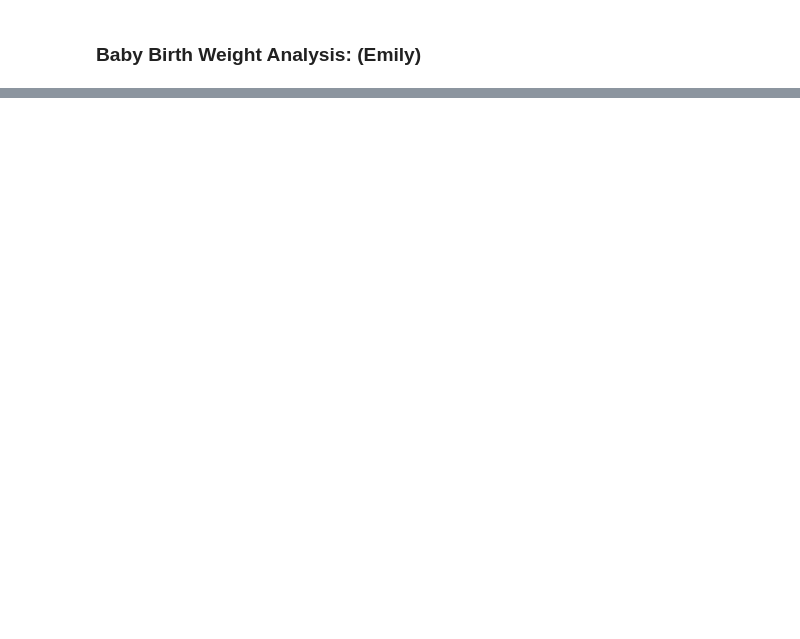
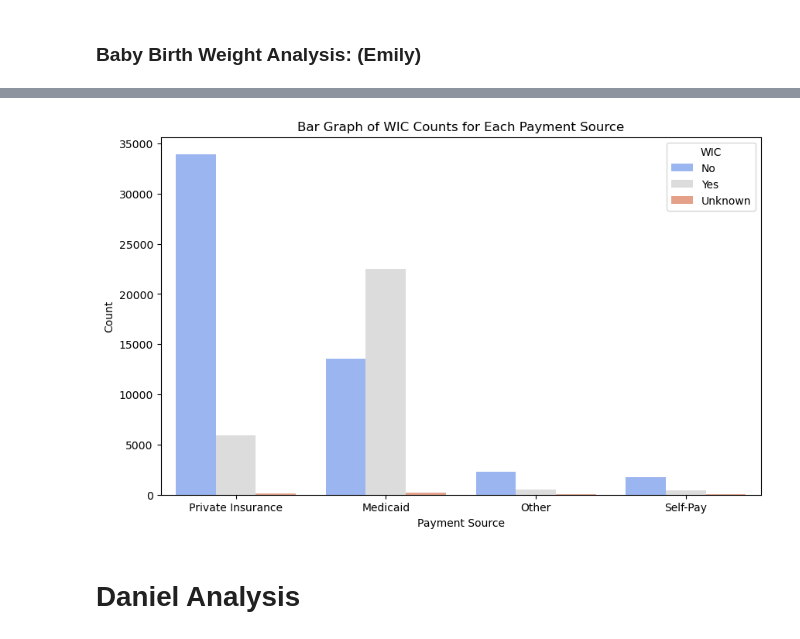
Before and after one commit to bandaexpress/project_rose, a Jupyter notebook: Combined_Notebook.ipynb, the cells around one changed output, grey strips where cells are left out. Cells and saved outputs as stored; diff of their text form; code cells hidden in the pictures; blank space fills up the shorter version.

```diff
--- a/Combined_Notebook.ipynb
+++ b/Combined_Notebook.ipynb
@@ -104,0 +320,5 @@ plt.scatter(weight, payment)
+# %%
+# Extract columns related to Prenatal Care + Payment Source
+
+precare_births_df = births_df[["dob_yy", "dob_mm","bfacil", "mager", "precare", "previs", "wic", "pay_rec"]]
+precare_births_df.head()
@@ -104,0 +353,5 @@ plt.scatter(weight, payment)
+# %%
+# Filtering out any data that is unknown (this is represented by the values 9 and/or 99)
+
+precare_births_df = precare_births_df[~precare_births_df.apply(lambda row: any(x in [9,99] for x in row), axis=1)]
+precare_births_df.head()
@@ -104,0 +365,14 @@ plt.scatter(weight, payment)
+# %%
+# Convert columns to strings
+precare_births_df["Birth Place"] = precare_births_df["Birth Place"].astype(str)
+precare_births_df["Payment Source"] = precare_births_df["Payment Source"].astype(str)
+precare_births_df["Birth Month"] = precare_births_df["Birth Month"].astype(str)
+
+# Replace values
+precare_births_df["Birth Place"] = precare_births_df["Birth Place"].replace({"1": "Hospital", "2": "Freestanding Birth Center", "3": "Home (intended)", "4": "Home (unintended)", "5": "Home (intent unknown)", "6": "Clinic/Doctor's Office", "7": "Other"})
+precare_births_df["Payment Source"] = precare_births_df["Payment Source"].replace({"1": "Medicaid", "2": "Private Insurance", "3": "Self-Pay", "4": "Other", "9": "Unknown"})
+precare_births_df["Birth Month"] = precare_births_df["Birth Month"].replace({"1": "Jan", "2": "Feb", "3": "Mar", "4": "Apr", "5": "May", "6": "Jun", "7": "Jul", "8": "Aug", "9": "Sep", "10":"Oct", "11":"Nov", "12":"Dec"})
+
+
+# Display updated dataframe
+precare_births_df.head()
@@ -104,0 +403,20 @@ plt.scatter(weight, payment)
+# %%
+import seaborn as sns
+import matplotlib.pyplot as plt
+
+# Replace 'Y', 'N', 'U' in 'WIC' column with categorical values
+precare_births_df['WIC'] = precare_births_df['WIC'].replace({'Y': 'Yes', 'N': 'No', 'U': 'Unknown'})
+
+# Create a bar graph
+plt.figure(figsize=(10, 6))
+sns.countplot(x='Payment Source', hue='WIC', data=precare_births_df, palette='coolwarm')
+plt.title('Bar Graph of WIC Counts for Each Payment Source')
+plt.xlabel('Payment Source')
+plt.ylabel('Count')
+plt.legend(title='WIC')
+plt.savefig('visuals/wic_payment_source_bar_graph.png')
+plt.show()
+# %% [output]
+[figure, added]
+# %% [markdown]
+# Daniel Analysis
```
Also changed, not shown: parts of 39 cells of this notebook, 10 other files.
